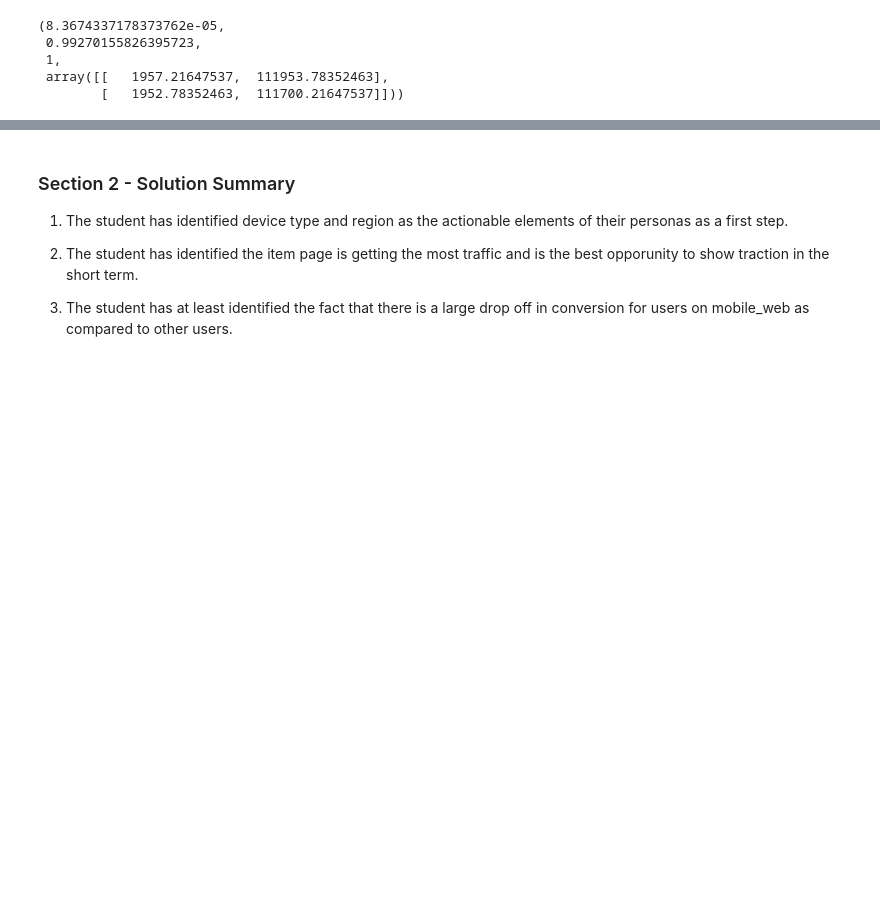
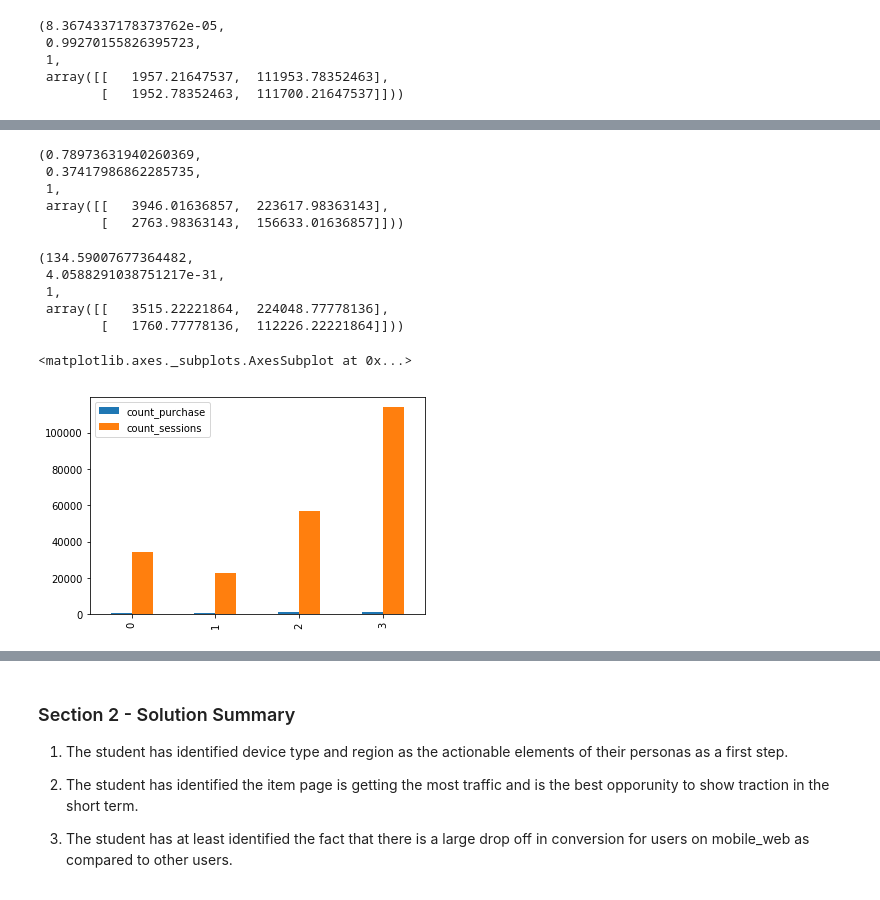
Before and after one commit to d43pan/nanodegree-data-products-course-3, a Jupyter notebook: dpmnd_c3_solutions.ipynb, the cells around one changed output, grey strips where cells are left out. Saved outputs shown, nothing was run; the diff lists cells and outputs as text; code cells hidden in the pictures; blank space fills up the shorter version.

```diff
--- a/dpmnd_c3_solutions.ipynb
+++ b/dpmnd_c3_solutions.ipynb
@@ -487,0 +290,78 @@ stats.chi2_contingency(device_outcomes)
+# %%
+# Conversion rate by Region
+
+## It appears users in the US don't convert any differently from users in any other region.
+## While we may expect that they have different behavior, it doesn't appear to be true.
+
+purchase_by_region =  df.groupby('user_country')['event_type'].apply(lambda x: (x == 'purchase').sum()).reset_index(name='count')
+session_by_region =   df.groupby('user_country')['session_uuid'].nunique().reset_index(name='count')
+
+
+by_region_conversion = purchase_by_region.merge(session_by_region, on="user_country", suffixes=("_purchase", "_sessions") )
+
+purch_CN = by_region_conversion.loc[ by_region_conversion['user_country'] == 'CN', 'count_purchase'].iloc[0]
+purch_FR =  by_region_conversion.loc[ by_region_conversion['user_country'] == 'FR', 'count_purchase'].iloc[0]
+purch_JP =  by_region_conversion.loc[ by_region_conversion['user_country'] == 'JP', 'count_purchase'].iloc[0]
+purch_UK =  by_region_conversion.loc[ by_region_conversion['user_country'] == 'UK', 'count_purchase'].iloc[0]
+purch_US =  by_region_conversion.loc[ by_region_conversion['user_country'] == 'US', 'count_purchase'].iloc[0]
+
+sess_CN = by_region_conversion.loc[ by_region_conversion['user_country'] == 'CN', 'count_sessions'].iloc[0]
+sess_FR =  by_region_conversion.loc[ by_region_conversion['user_country'] == 'FR', 'count_sessions'].iloc[0]
+sess_JP =  by_region_conversion.loc[ by_region_conversion['user_country'] == 'JP', 'count_sessions'].iloc[0]
+sess_UK =  by_region_conversion.loc[ by_region_conversion['user_country'] == 'UK', 'count_sessions'].iloc[0]
+sess_US =  by_region_conversion.loc[ by_region_conversion['user_country'] == 'US', 'count_sessions'].iloc[0]
+
+purch_all_region = by_region_conversion['count_purchase'].sum()
+sess_all_region  = by_region_conversion['count_sessions'].sum()
+
+us_stats = [purch_US, sess_US - purch_US]
+all_region_stats = [purch_all_region, sess_all_region - purch_all_region]
+region_outcomes =  np.array([ all_region_stats, us_stats])
+stats.chi2_contingency(region_outcomes)
+# %% [output]
+(0.78973631940260369,
+ 0.37417986862285735,
+ 1,
+ array([[   3946.01636857,  223617.98363143],
+        [   2763.98363143,  156633.01636857]]))
+# %%
+# Conversion rate by Device
+
+## Users on mobile web have a much worse conversion rate than users on any other platform.
+## This is an area rife for hypothesis generation.
+
+
+purchase_by_device =  df.groupby('device_type')['event_type'].apply(lambda x: (x == 'purchase').sum()).reset_index(name='count')
+session_by_device =   df.groupby('device_type')['session_uuid'].nunique().reset_index(name='count')
+by_device_conversion = purchase_by_device.merge(session_by_device, on="device_type", suffixes=("_purchase", "_sessions") )
+
+
+purch_android = by_device_conversion.loc[ by_device_conversion['device_type'] == 'android', 'count_purchase'].iloc[0]
+purch_web =  by_device_conversion.loc[ by_device_conversion['device_type'] == 'desktop_web', 'count_purchase'].iloc[0]
+purch_ios =  by_device_conversion.loc[ by_device_conversion['device_type'] == 'ios', 'count_purchase'].iloc[0]
+purch_mweb =  by_device_conversion.loc[ by_device_conversion['device_type'] == 'mobile_web', 'count_purchase'].iloc[0]
+
+sess_android = by_device_conversion.loc[ by_device_conversion['device_type'] == 'android', 'count_sessions'].iloc[0]
+sess_web =  by_device_conversion.loc[ by_device_conversion['device_type'] == 'desktop_web', 'count_sessions'].iloc[0]
+sess_ios =  by_device_conversion.loc[ by_device_conversion['device_type'] == 'ios', 'count_sessions'].iloc[0]
+sess_mweb =  by_device_conversion.loc[ by_device_conversion['device_type'] == 'mobile_web', 'count_sessions'].iloc[0]
+
+purch_all_device = by_device_conversion['count_purchase'].sum()
+sess_all_device  = by_device_conversion['count_sessions'].sum()
+
+mweb_stats = [purch_mweb, sess_mweb - purch_mweb]
+all_device_stats = [purch_all_device, sess_all_device - purch_all_device]
+device_outcomes =  np.array([all_device_stats, mweb_stats])
+stats.chi2_contingency(device_outcomes)
+# %% [output]
+(134.59007677364482,
+ 4.0588291038751217e-31,
+ 1,
+ array([[   3515.22221864,  224048.77778136],
+        [   1760.77778136,  112226.22221864]]))
+# %%
+## This is a nonsense plot.  I can't make sense of this part of the data.
+by_device_conversion.plot(kind="bar")
+# %% [output]
+<matplotlib.axes._subplots.AxesSubplot at 0x...>
+[figure, added]
```
Also changed, not shown: parts of 43 cells of this notebook, 2 other files.
